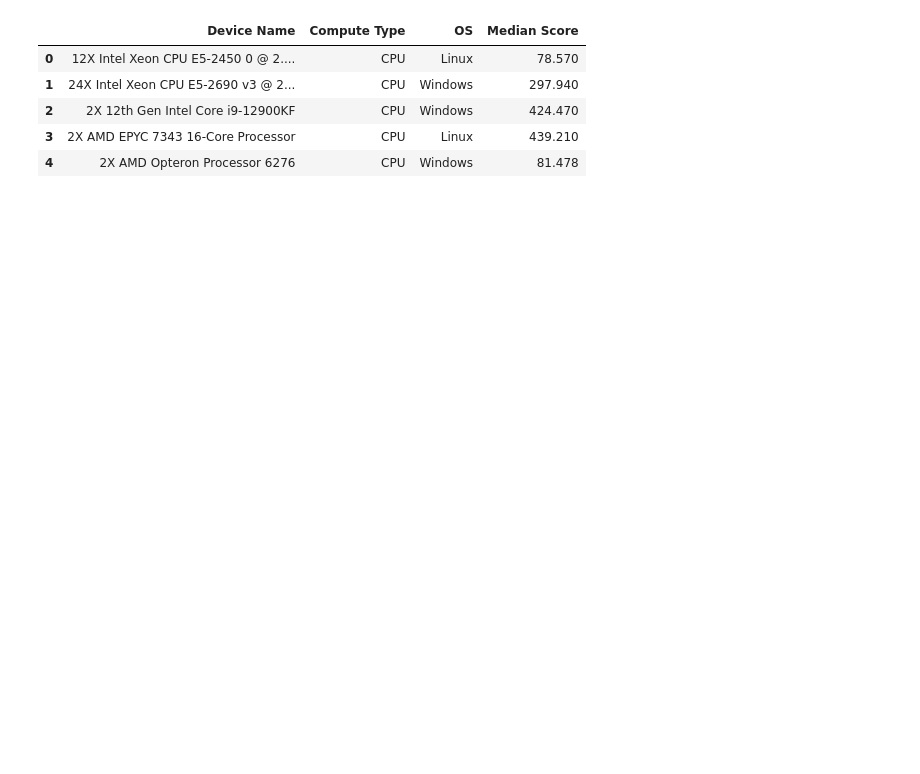
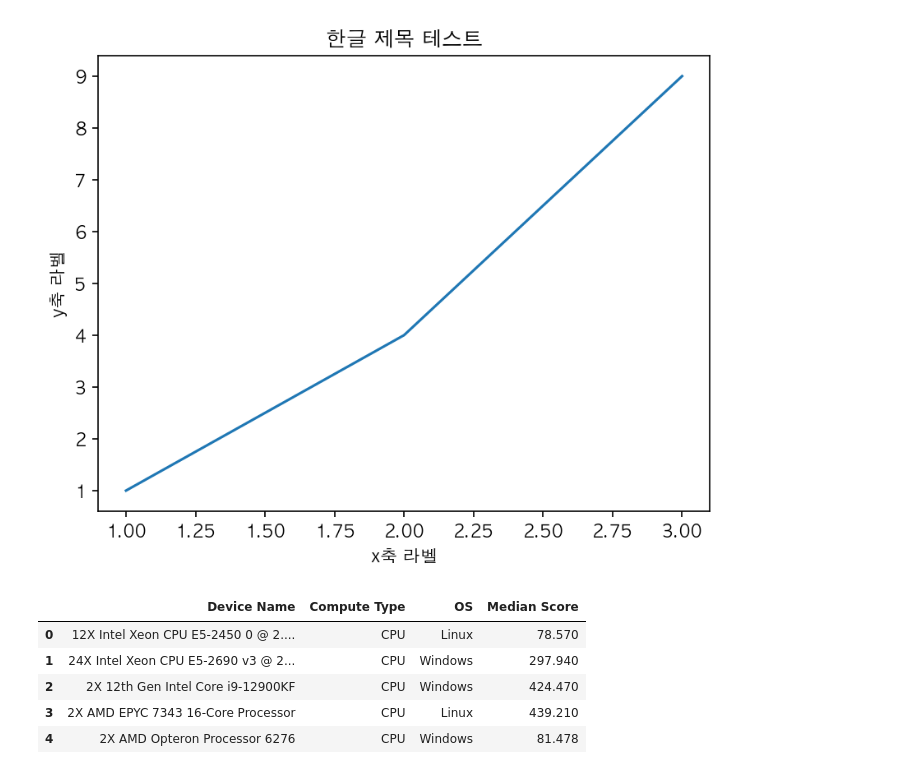
Before and after one commit to hyenwoo0/ip, a Jupyter notebook: DA_W3/W3/DA_범주형 변수의 가변수 처리.ipynb, the cells around one changed output. Saved outputs shown, nothing was run; the diff lists cells and outputs as text; code cells hidden in the pictures; blank space fills up the shorter version.

```diff
--- a/DA_W3/W3/DA_범주형 변수의 가변수 처리.ipynb
+++ b/DA_W3/W3/DA_범주형 변수의 가변수 처리.ipynb
@@ -5,4 +5,28 @@ import matplotlib.pyplot as plt
 import pandas as pd
 
 plt.rcParams['figure.dpi'] = 150
+# %%
+import matplotlib.pyplot as plt
+import matplotlib.font_manager as fm
+
+# 맥북에서 기본 제공하는 AppleGothic 폰트의 경로
+font_path = '/System/Library/Fonts/Supplemental/AppleGothic.ttf'
+
+# 폰트 이름 가져오기
+font_name = fm.FontProperties(fname=font_path).get_name()
+
+# 폰트 설정
+plt.rc('font', family=font_name)
+
+# 마이너스 기호 깨짐 방지
+plt.rcParams['axes.unicode_minus'] = False
+
+# 테스트 플롯 (한글 출력 확인용)
+plt.plot([1, 2, 3], [1, 4, 9])
+plt.title('한글 제목 테스트')
+plt.xlabel('x축 라벨')
+plt.ylabel('y축 라벨')
+plt.show()
+# %% [output]
+[figure, added]
 # %%
```
Also changed, not shown: parts of 2 cells of this notebook, 2 other files.
